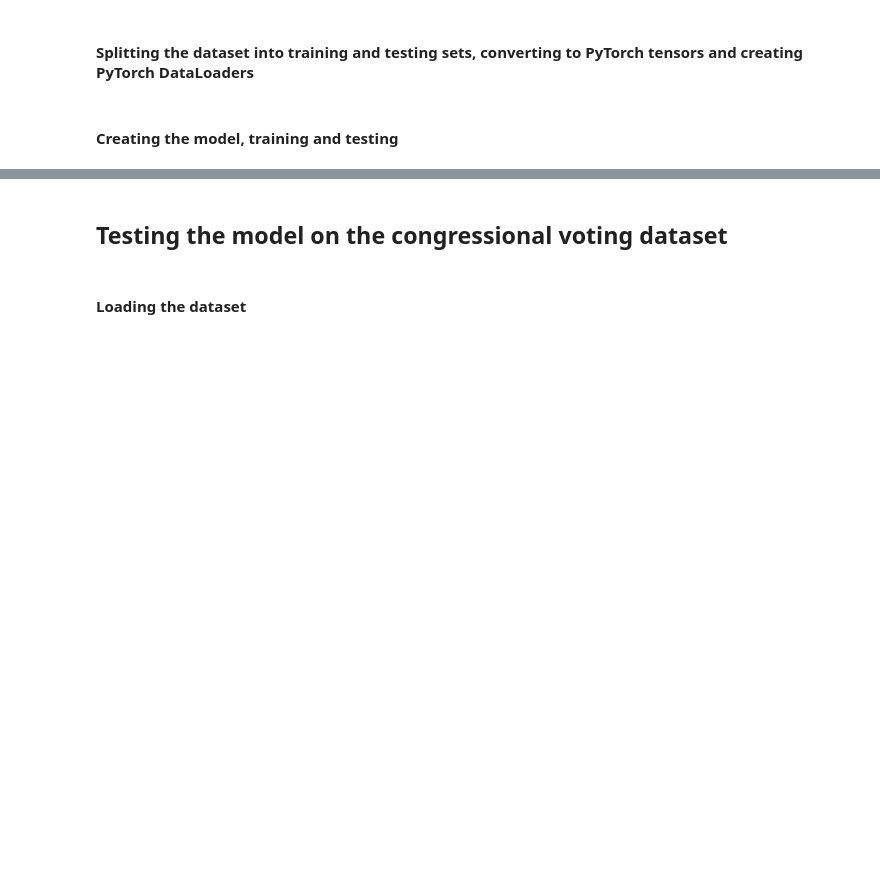
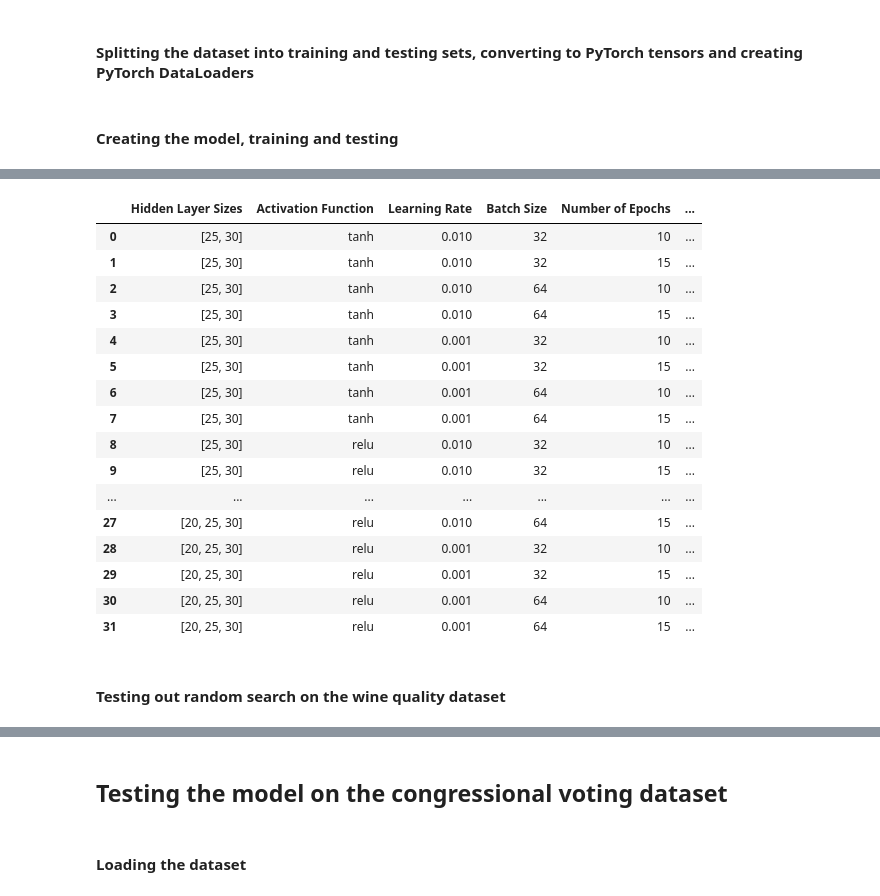
Before and after one commit to izsom/MachineLearning23ws, a Jupyter notebook: Exercise2/nn_implementation.ipynb, the cells around one changed output, grey strips where cells are left out. Drawn from its saved outputs; the diff is of its cells as text; code cells hidden in the pictures; blank space fills up the shorter version.

```diff
--- a/Exercise2/nn_implementation.ipynb
+++ b/Exercise2/nn_implementation.ipynb
@@ -183,0 +343,15 @@ Accuracy on test set: 0.46535947918891907
+# %%
+hidden_layer_sizes_list = [[25, 30], [20, 25, 30]]
+activation_functions = [F.tanh, F.relu]
+learning_rates = [0.01, 0.001]
+batch_sizes = [32, 64]
+num_epochs_list = [10, 15]
+
+grid_results_df_wine, best_accuracy_wine, best_combination_wine = grid_search(hidden_layer_sizes_list, activation_functions, learning_rates, batch_sizes, num_epochs_list, train_loader, test_loader)
+
+print("Best Accuracy:", best_accuracy_wine)
+print("Best Combination:")
+print(best_combination_wine)
+
+# Saving results
+#results_df_wine.to_csv('grid_search_results.csv', index=False)
@@ -183,0 +376,23 @@ Accuracy on test set: 0.46535947918891907
+# %%
+grid_results_df_wine['dataset'] = 'wine_quality'
+grid_results_df_wine
+# %% [output]
+|  | Hidden Layer Sizes | Activation Function | Learning Rate | Batch Size | Number of Epochs | ... |
+| 0 | [25, 30] | tanh | 0.010 | 32 | 10 | ... |
+| 1 | [25, 30] | tanh | 0.010 | 32 | 15 | ... |
+| 2 | [25, 30] | tanh | 0.010 | 64 | 10 | ... |
+| 3 | [25, 30] | tanh | 0.010 | 64 | 15 | ... |
+| 4 | [25, 30] | tanh | 0.001 | 32 | 10 | ... |
+| 5 | [25, 30] | tanh | 0.001 | 32 | 15 | ... |
+| 6 | [25, 30] | tanh | 0.001 | 64 | 10 | ... |
+| 7 | [25, 30] | tanh | 0.001 | 64 | 15 | ... |
+| 8 | [25, 30] | relu | 0.010 | 32 | 10 | ... |
+| 9 | [25, 30] | relu | 0.010 | 32 | 15 | ... |
+| ... | ... | ... | ... | ... | ... | ... |
+| 27 | [20, 25, 30] | relu | 0.010 | 64 | 15 | ... |
+| 28 | [20, 25, 30] | relu | 0.001 | 32 | 10 | ... |
+| 29 | [20, 25, 30] | relu | 0.001 | 32 | 15 | ... |
+| 30 | [20, 25, 30] | relu | 0.001 | 64 | 10 | ... |
+| 31 | [20, 25, 30] | relu | 0.001 | 64 | 15 | ... |
+# %% [markdown]
+#### Testing out random search on the wine quality dataset
```
Also changed, not shown: parts of 32 cells of this notebook.
